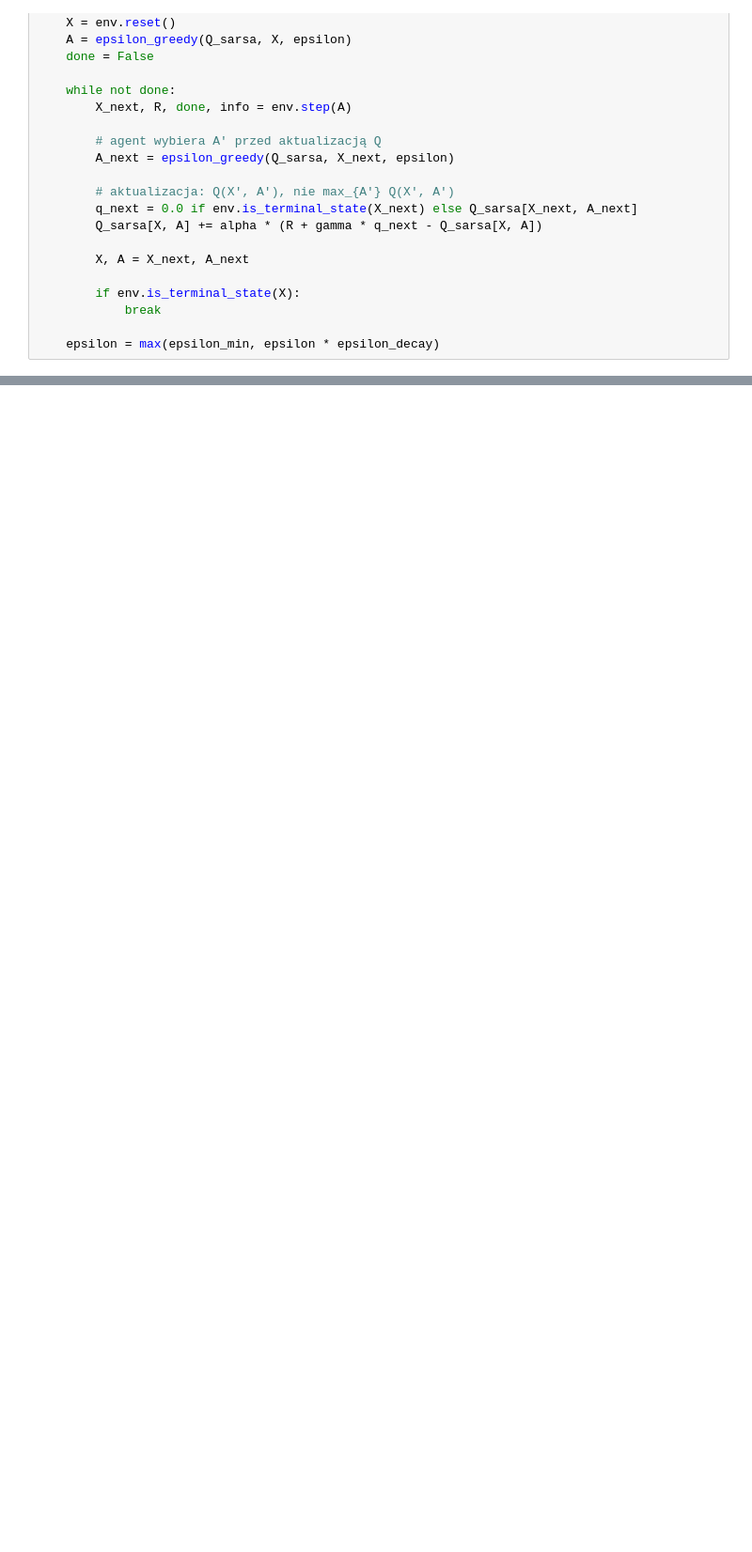
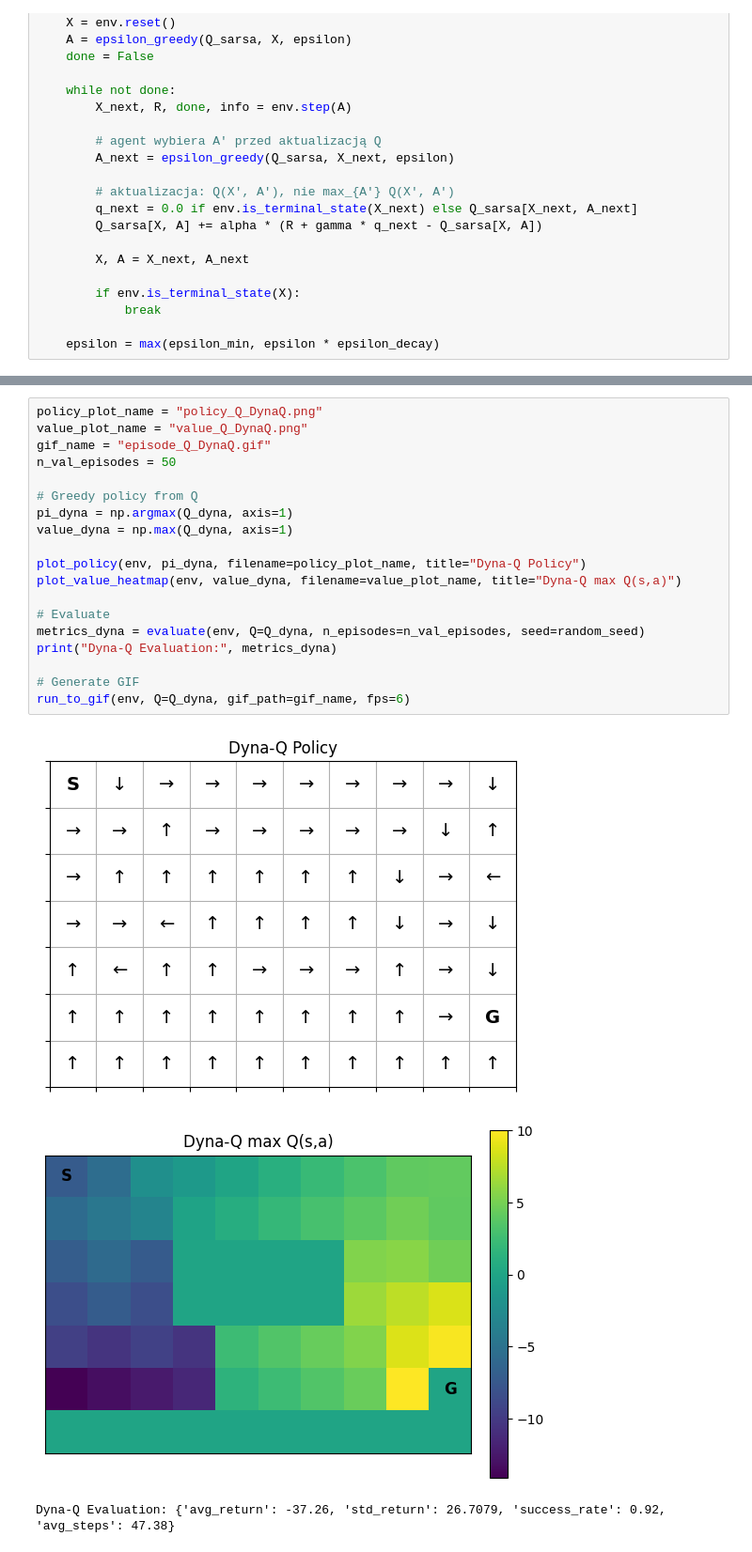
Before and after one commit to WiktorMurawski/WSI-2, a Jupyter notebook: SlipperyGridWorldClean.ipynb, the cells around one changed output, grey strips where cells are left out. Shown at 94% size. Cells and saved outputs as stored; diff of their text form; blank space fills up the shorter version.

```diff
--- a/SlipperyGridWorldClean.ipynb
+++ b/SlipperyGridWorldClean.ipynb
@@ -296,0 +367,23 @@ run_to_gif(env, Q=Q, gif_path=gif_name, fps=6)
+# %%
+policy_plot_name = "policy_Q_DynaQ.png"
+value_plot_name = "value_Q_DynaQ.png"
+gif_name = "episode_Q_DynaQ.gif"
+n_val_episodes = 50
+
+# Greedy policy from Q
+pi_dyna = np.argmax(Q_dyna, axis=1)
+value_dyna = np.max(Q_dyna, axis=1)
+
+plot_policy(env, pi_dyna, filename=policy_plot_name, title="Dyna-Q Policy")
+plot_value_heatmap(env, value_dyna, filename=value_plot_name, title="Dyna-Q max Q(s,a)")
+
+# Evaluate
+metrics_dyna = evaluate(env, Q=Q_dyna, n_episodes=n_val_episodes, seed=random_seed)
+print("Dyna-Q Evaluation:", metrics_dyna)
+
+# Generate GIF
+run_to_gif(env, Q=Q_dyna, gif_path=gif_name, fps=6)
+# %% [output]
+[figure, added]
+[figure, added]
+Dyna-Q Evaluation: {'avg_return': -37.26, 'std_return': 26.7079, 'success_rate': 0.92, 'avg_steps': 47.38}
```
Also changed, not shown: parts of 10 cells of this notebook, 3 other files.
